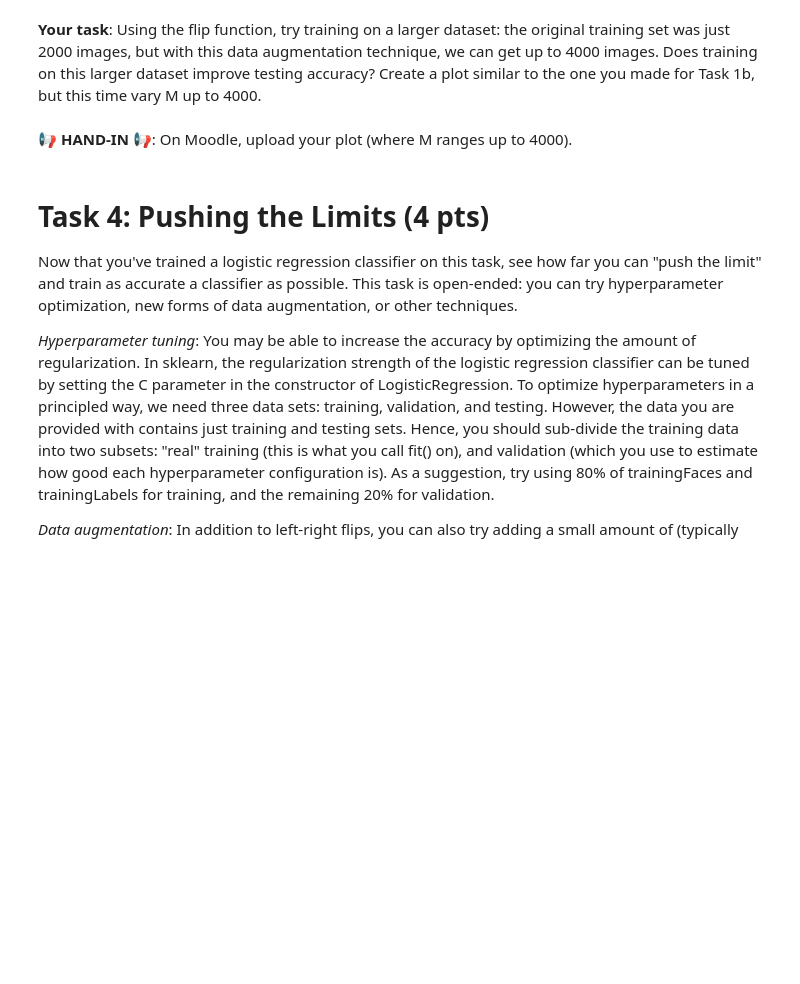
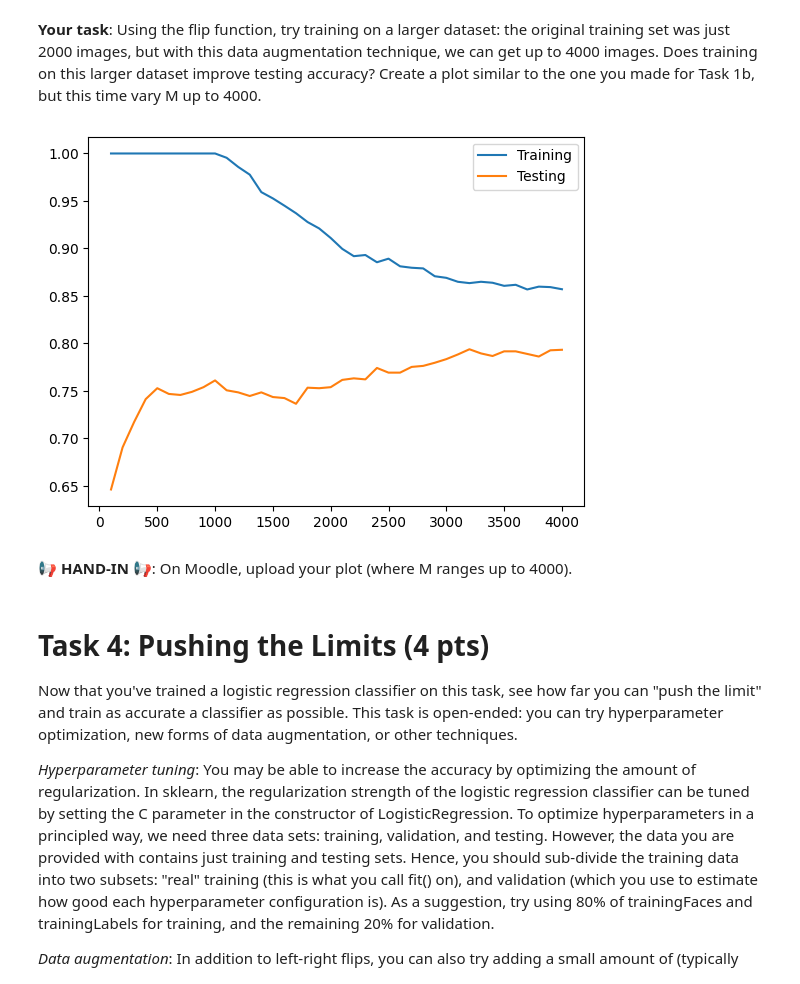
Before and after one commit to Suhejl/MLDM_Labs, a Jupyter notebook: week4/L04_Logistic_Regression.ipynb, the cells around one changed output. Cells and saved outputs as stored; diff of their text form; code cells hidden in the pictures; blank space fills up the shorter version.

```diff
--- a/week4/L04_Logistic_Regression.ipynb
+++ b/week4/L04_Logistic_Regression.ipynb
@@ -229,3 +241,29 @@ plt.show()
+# %%
+flippedTrainingFaces = flip(trainingFaces)
+moreTrainingFaces = np.concatenate((trainingFaces, flippedTrainingFaces))
+moreTrainingLabels = np.concatenate((trainingLabels, trainingLabels))
+
+trainingAccuracies = []
+testingAccuracies = []
+
+Mvalues = np.arange(100, 4001, 100)
+
+for M in Mvalues:
+  logisticRegressor = sklearn.linear_model.LogisticRegression(max_iter=500)
+  logisticRegressor.fit(moreTrainingFaces[:M,:], moreTrainingLabels[:M])
+
+  yhat_train = logisticRegressor.predict(moreTrainingFaces[:M,:])
+  yhat_test = logisticRegressor.predict(testingFaces)
+
+  trainingAccuracies.append((yhat_train == moreTrainingLabels[:M]).mean())
+  testingAccuracies.append((yhat_test == testingLabels).mean())
+
+plt.plot(Mvalues, trainingAccuracies)
+plt.plot(Mvalues, testingAccuracies)
+plt.legend([ "Training", "Testing" ])
+plt.show()
+# %% [output]
+[figure, added]
 # %% [markdown]
 📢 **HAND-IN** 📢:
 On Moodle, upload your plot (where M ranges up to 4000).
```
Also changed, not shown: parts of 10 cells of this notebook.
